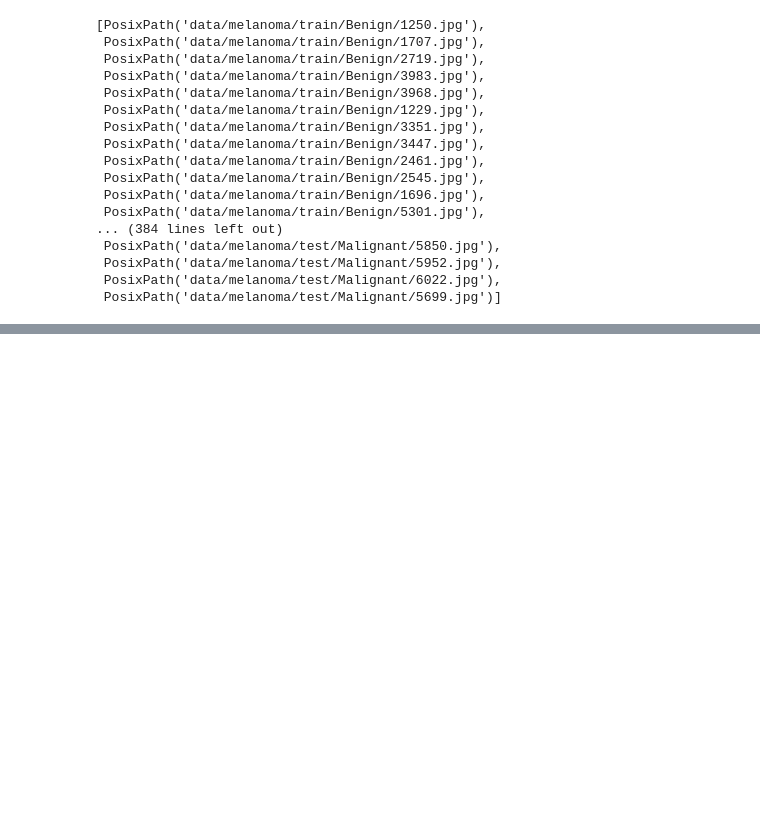
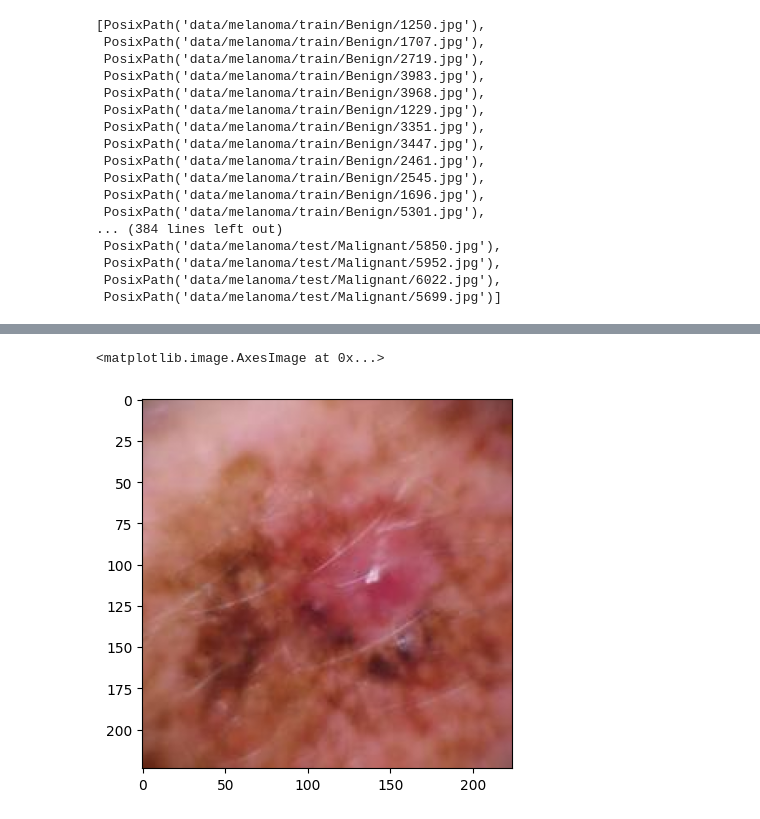
Before and after one commit to jenniferamhajduk/portfolio, a Jupyter notebook: Deep_learning_with_Pytorch_Course/Custom_Datasets.ipynb, the cells around one changed output, grey strips where cells are left out. Cells and saved outputs as stored; diff of their text form; code cells hidden in the pictures; blank space fills up the shorter version.

```diff
--- a/Deep_learning_with_Pytorch_Course/Custom_Datasets.ipynb
+++ b/Deep_learning_with_Pytorch_Course/Custom_Datasets.ipynb
@@ -480,0 +549,5 @@ ValueError: Target size (torch.Size([32])) must be the same as input size (torch
+# %%
+custom_test_image_path = Path("../../datasets/melanoma/full_test/Malignant/5602.jpg")
+custom_image = torchvision.io.read_image(str(custom_test_image_path)).type(torch.float32) / 255
+
+custom_image
@@ -480,0 +572,5 @@ ValueError: Target size (torch.Size([32])) must be the same as input size (torch
+# %%
+plt.imshow(custom_image.permute(1,2,0))
+# %% [output]
+<matplotlib.image.AxesImage at 0x...>
+[figure, added]
```
Also changed, not shown: parts of 28 cells of this notebook, 1 other file.
